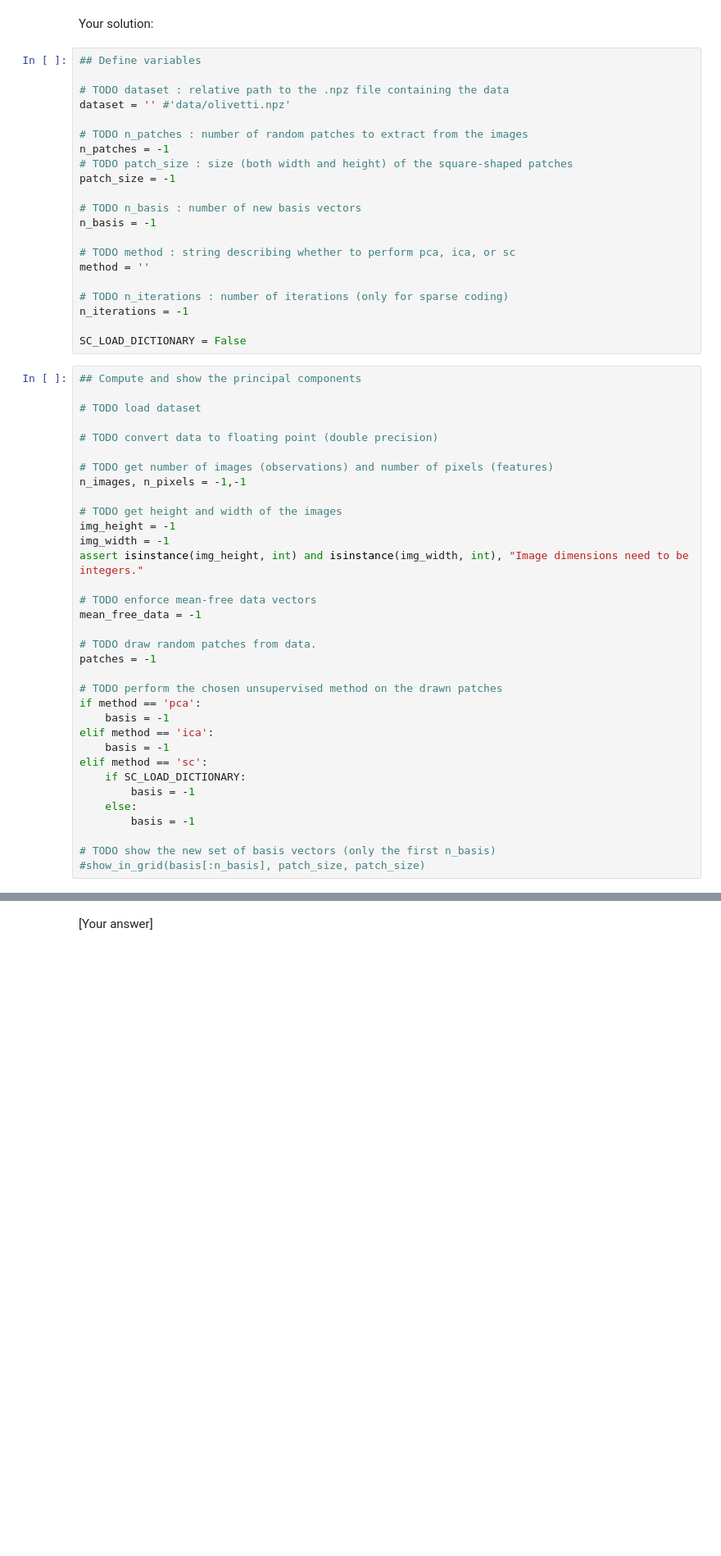
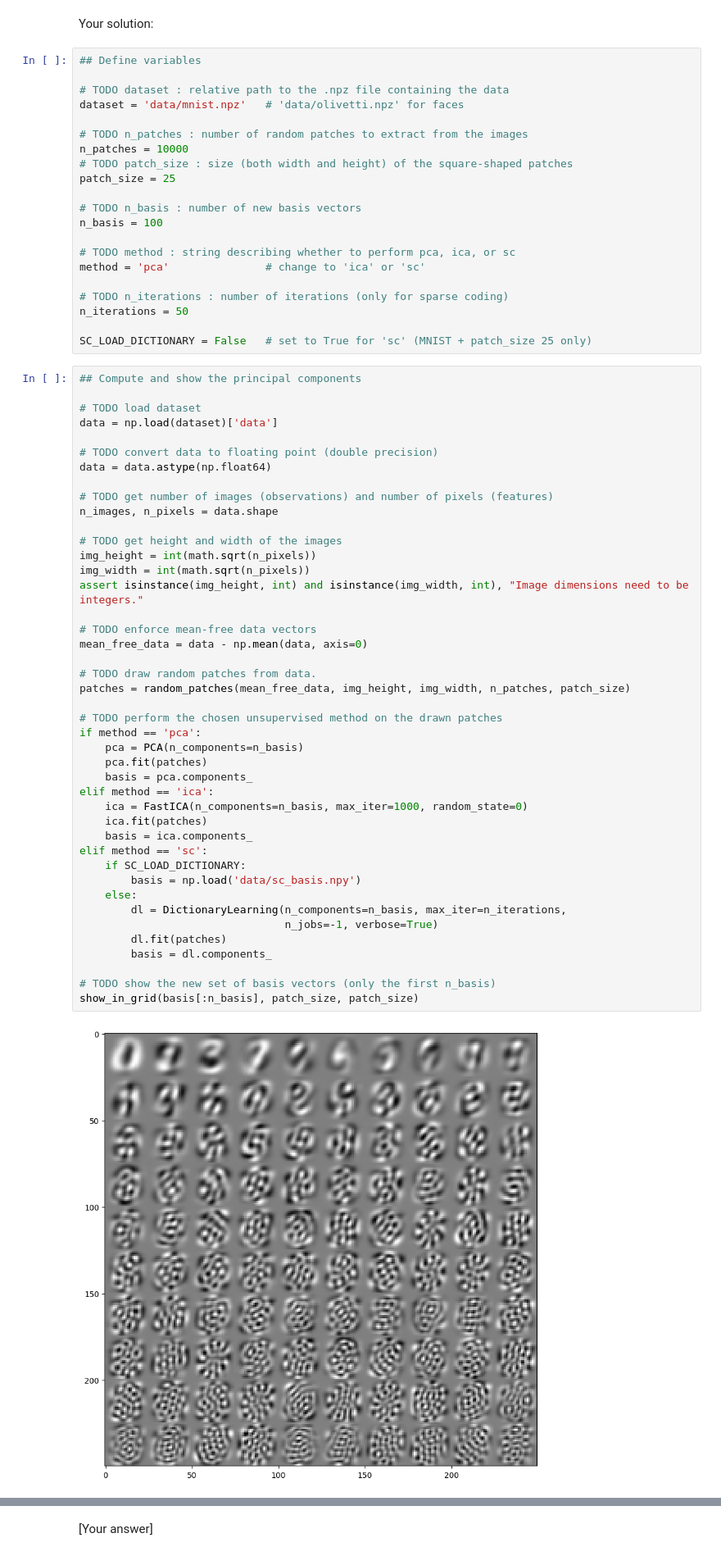
Before and after one commit to shazib111/PCA-ICA-and-Sparse-Coding, a Jupyter notebook: exercise_1.ipynb, the cells around one changed output, grey strips where cells are left out. Shown at 82% size. Saved outputs shown, nothing was run; the diff lists cells and outputs as text; blank space fills up the shorter version.

```diff
--- a/exercise_1.ipynb
+++ b/exercise_1.ipynb
@@ -129,57 +137,68 @@ Your solution:
 ## Define variables
 
 # TODO dataset : relative path to the .npz file containing the data
-dataset = '' #'data/olivetti.npz'
+dataset = 'data/mnist.npz'   # 'data/olivetti.npz' for faces
 
 # TODO n_patches : number of random patches to extract from the images
-n_patches = -1
+n_patches = 10000
 # TODO patch_size : size (both width and height) of the square-shaped patches
-patch_size = -1
+patch_size = 25
 
 # TODO n_basis : number of new basis vectors
-n_basis = -1
+n_basis = 100
 
 # TODO method : string describing whether to perform pca, ica, or sc
-method = ''
+method = 'pca'               # change to 'ica' or 'sc'
 
 # TODO n_iterations : number of iterations (only for sparse coding)
-n_iterations = -1
+n_iterations = 50
 
-SC_LOAD_DICTIONARY = False
+SC_LOAD_DICTIONARY = False   # set to True for 'sc' (MNIST + patch_size 25 only)
 # %%
 ## Compute and show the principal components
 
 # TODO load dataset
+data = np.load(dataset)['data']
 
 # TODO convert data to floating point (double precision)
+data = data.astype(np.float64)
 
 # TODO get number of images (observations) and number of pixels (features)
-n_images, n_pixels = -1,-1
+n_images, n_pixels = data.shape
 
 # TODO get height and width of the images
-img_height = -1
-img_width = -1
+img_height = int(math.sqrt(n_pixels))
+img_width = int(math.sqrt(n_pixels))
 assert isinstance(img_height, int) and isinstance(img_width, int), "Image dimensions need to be integers."
 
 # TODO enforce mean-free data vectors
-mean_free_data = -1
+mean_free_data = data - np.mean(data, axis=0)
 
 # TODO draw random patches from data.
-patches = -1
+patches = random_patches(mean_free_data, img_height, img_width, n_patches, patch_size)
 
 # TODO perform the chosen unsupervised method on the drawn patches
 if method == 'pca':
-    basis = -1
+    pca = PCA(n_components=n_basis)
+    pca.fit(patches)
+    basis = pca.components_
 elif method == 'ica':
-    basis = -1
+    ica = FastICA(n_components=n_basis, max_iter=1000, random_state=0)
+    ica.fit(patches)
+    basis = ica.components_
 elif method == 'sc':
     if SC_LOAD_DICTIONARY:
-        basis = -1
+        basis = np.load('data/sc_basis.npy')
     else:
-        basis = -1
+        dl = DictionaryLearning(n_components=n_basis, max_iter=n_iterations,
+                                n_jobs=-1, verbose=True)
+        dl.fit(patches)
+        basis = dl.components_
 
 # TODO show the new set of basis vectors (only the first n_basis)
-#show_in_grid(basis[:n_basis], patch_size, patch_size)
+show_in_grid(basis[:n_basis], patch_size, patch_size)
+# %% [output]
+[figure, added]
 # %%
 # RECONSTRUCTION
 ## Use different subsets of the new basis vectors to reconstruct a random patch
```
Also changed, not shown: parts of 4 cells of this notebook.
